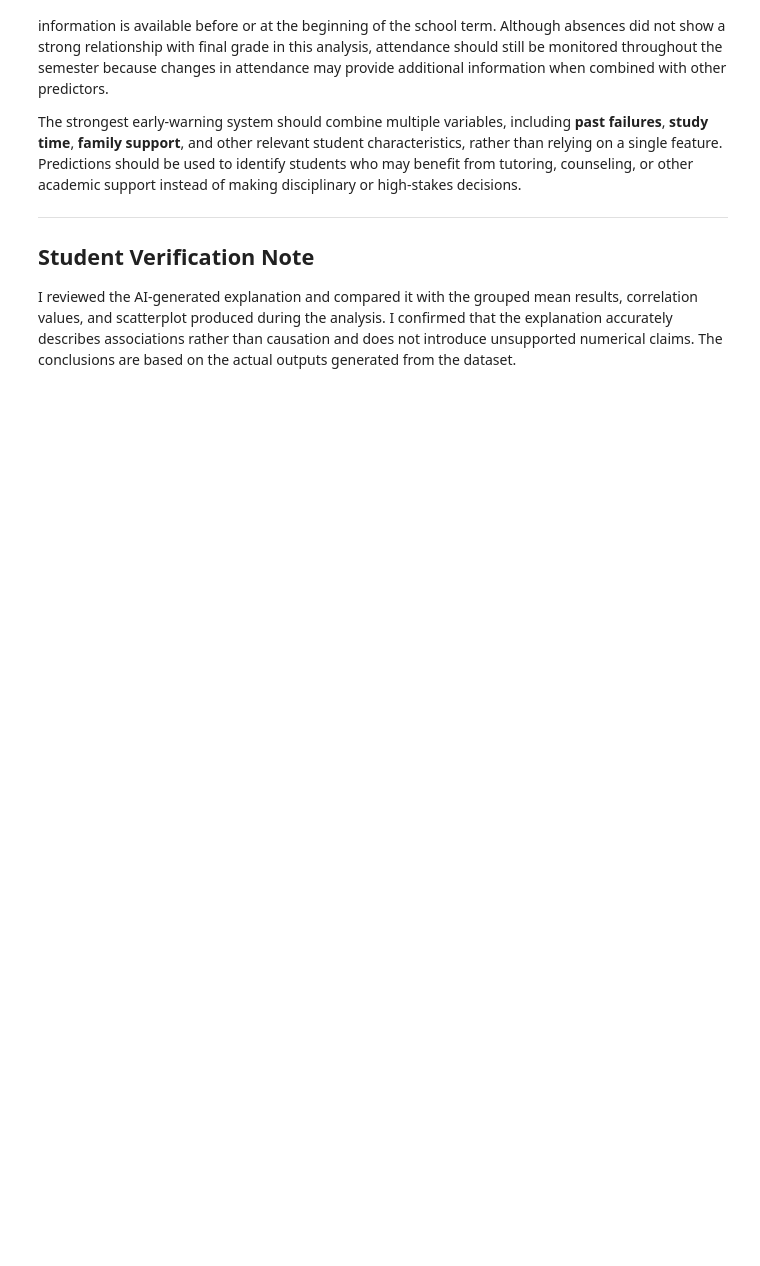
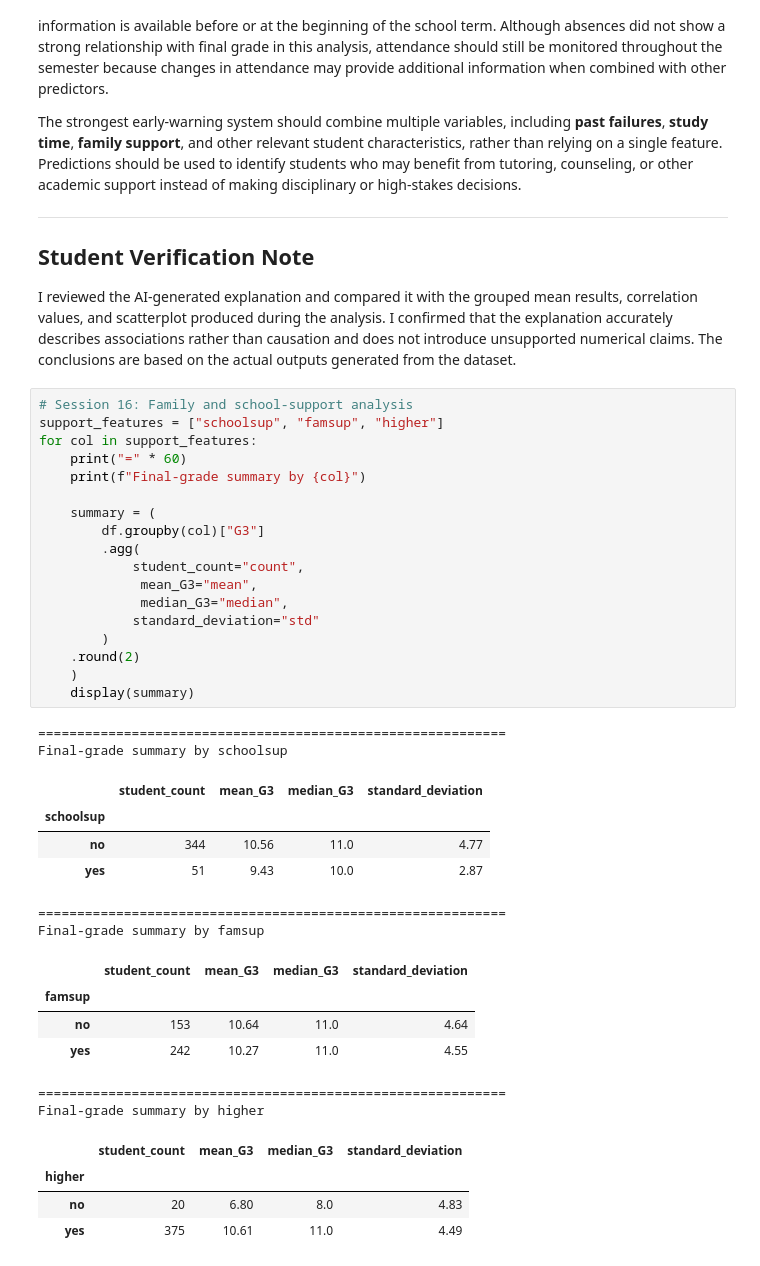
Before and after one commit to NDracorex/student-performance-ml, a Jupyter notebook: notebooks/03_exploratory_data_analysis.ipynb, the cells around one changed output. Drawn from its saved outputs; the diff is of its cells as text; blank space fills up the shorter version.

Commit message:
Add Session 16 support-analysis findings

```diff
--- a/notebooks/03_exploratory_data_analysis.ipynb
+++ b/notebooks/03_exploratory_data_analysis.ipynb
@@ -276,3 +276,40 @@ The strongest early-warning system should combine multiple variables, including
 ## Student Verification Note
 
 I reviewed the AI-generated explanation and compared it with the grouped mean results, correlation values, and scatterplot produced during the analysis. I confirmed that the explanation accurately describes associations rather than causation and does not introduce unsupported numerical claims. The conclusions are based on the actual outputs generated from the dataset.
+# %%
+# Session 16: Family and school-support analysis
+support_features = ["schoolsup", "famsup", "higher"]
+for col in support_features:
+    print("=" * 60)
+    print(f"Final-grade summary by {col}")
+
+    summary = (
+        df.groupby(col)["G3"]
+        .agg(
+            student_count="count",
+             mean_G3="mean",
+             median_G3="median",
+            standard_deviation="std"
+        )
+    .round(2)
+    )
+    display(summary)
+# %% [output]
+============================================================
+Final-grade summary by schoolsup
+|  | student_count | mean_G3 | median_G3 | standard_deviation |
+| schoolsup |  |  |  |  |
+| no | 344 | 10.56 | 11.0 | 4.77 |
+| yes | 51 | 9.43 | 10.0 | 2.87 |
+============================================================
+Final-grade summary by famsup
+|  | student_count | mean_G3 | median_G3 | standard_deviation |
+| famsup |  |  |  |  |
+| no | 153 | 10.64 | 11.0 | 4.64 |
+| yes | 242 | 10.27 | 11.0 | 4.55 |
+============================================================
+Final-grade summary by higher
+|  | student_count | mean_G3 | median_G3 | standard_deviation |
+| higher |  |  |  |  |
+| no | 20 | 6.80 | 8.0 | 4.83 |
+| yes | 375 | 10.61 | 11.0 | 4.49 |
```
Also changed, not shown: parts of 2 cells of this notebook.
